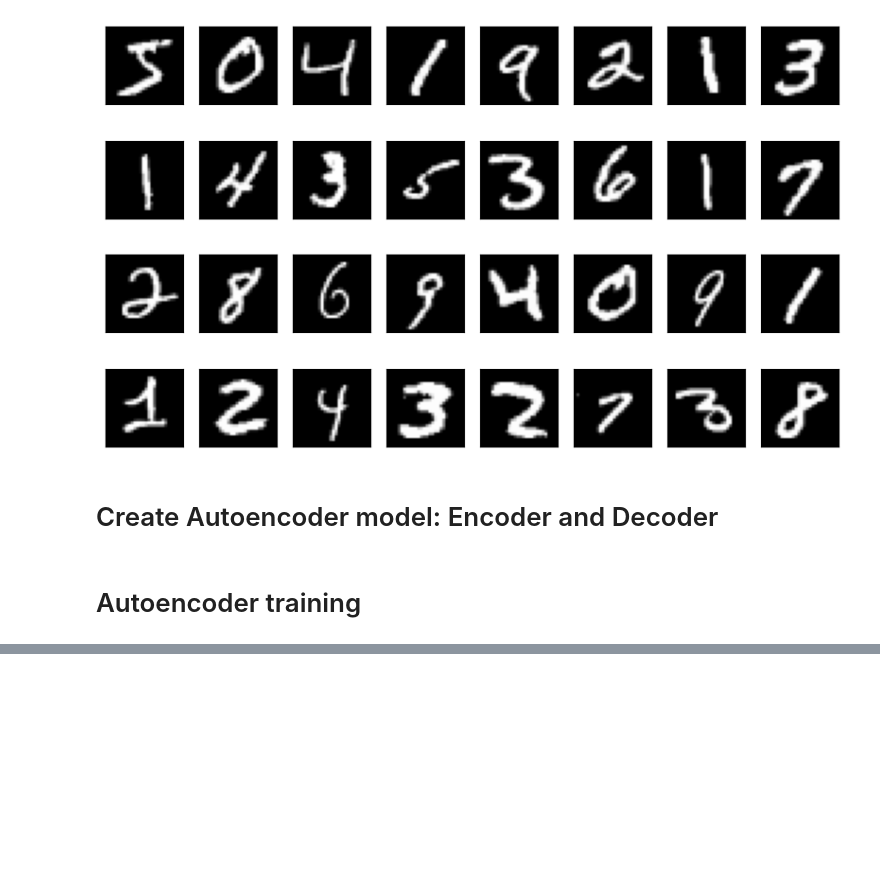
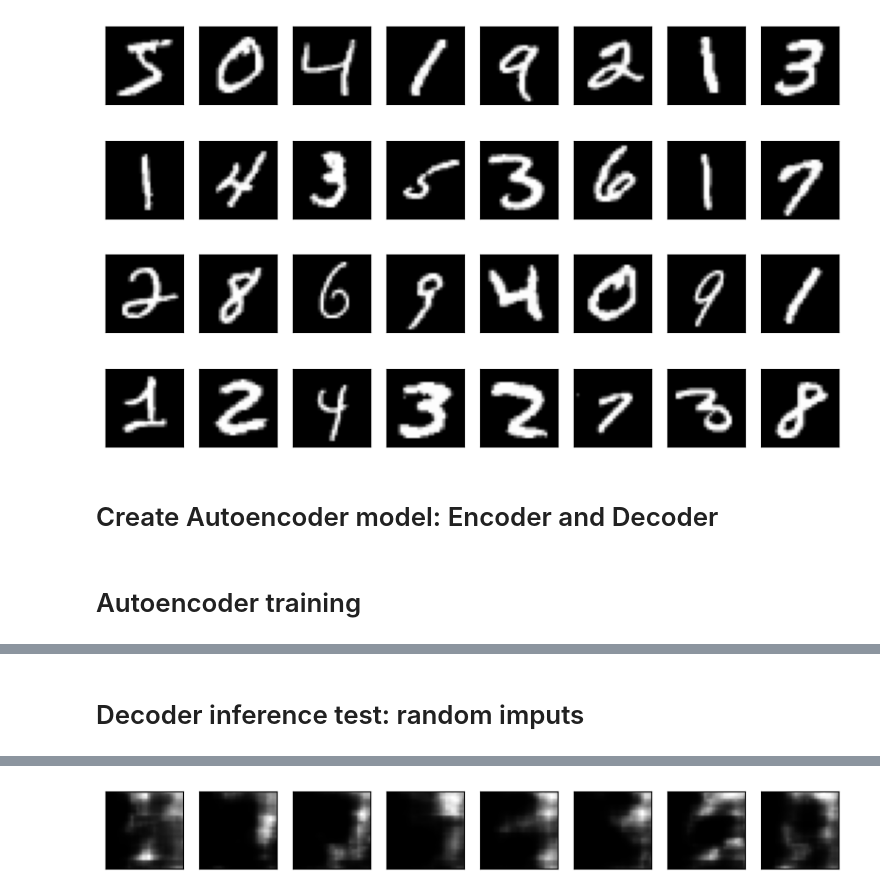
Before and after one commit to adwiza/datascience_skillbox, a Jupyter notebook: SkillFactoryDL/9. Autoencoder.ipynb, the cells around one changed output, grey strips where cells are left out. Cells and saved outputs as stored; diff of their text form; code cells hidden in the pictures; blank space fills up the shorter version.

```diff
--- a/SkillFactoryDL/9. Autoencoder.ipynb
+++ b/SkillFactoryDL/9. Autoencoder.ipynb
@@ -73,0 +115,5 @@ Epoch 1/25
+# %% [markdown]
+# Decoder inference test: random imputs
+# %%
+plot_digits(decoder.predict(np.random.rand(8, 4, 4, 8) * 5))
+# %% [output]
@@ -73,0 +121 @@ Epoch 1/25
+[figure, added]
```
Also changed, not shown: parts of 15 cells of this notebook, 2 other files.
